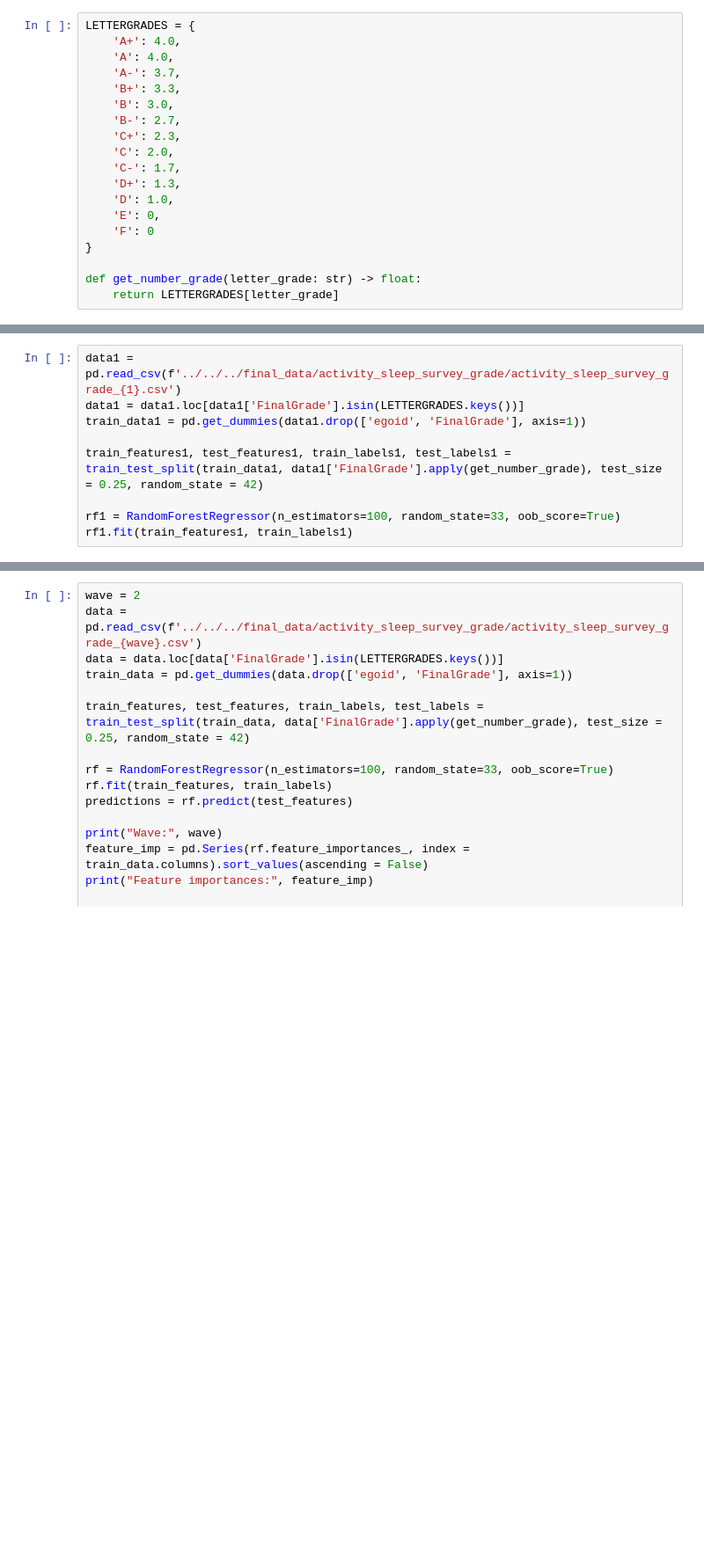
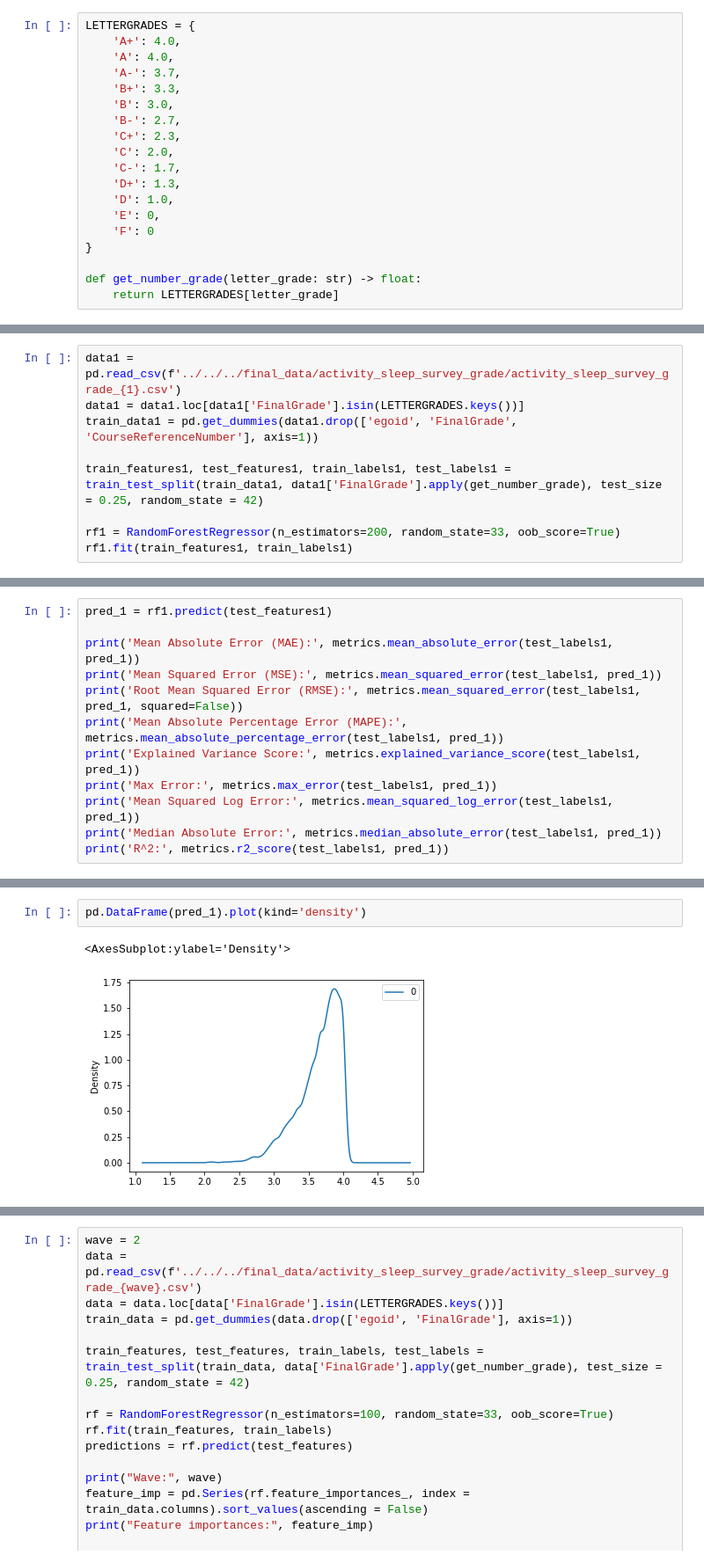
Before and after one commit to EAltunoglu/cmpe492, a Jupyter notebook: random_forest/regressor/grade/all_waves.ipynb, the cells around one changed output, grey strips where cells are left out. Shown at 88% size. Cells and saved outputs as stored; diff of their text form; blank space fills up the shorter version.

```diff
--- a/random_forest/regressor/grade/all_waves.ipynb
+++ b/random_forest/regressor/grade/all_waves.ipynb
@@ -202,10 +160,10 @@ R^2: 0.9999394180027471
 # %%
 data1 = pd.read_csv(f'../../../final_data/activity_sleep_survey_grade/activity_sleep_survey_grade_{1}.csv')
 data1 = data1.loc[data1['FinalGrade'].isin(LETTERGRADES.keys())]
-train_data1 = pd.get_dummies(data1.drop(['egoid', 'FinalGrade'], axis=1))
+train_data1 = pd.get_dummies(data1.drop(['egoid', 'FinalGrade', 'CourseReferenceNumber'], axis=1))
 
 train_features1, test_features1, train_labels1, test_labels1 = train_test_split(train_data1, data1['FinalGrade'].apply(get_number_grade), test_size = 0.25, random_state = 42)
 
-rf1 = RandomForestRegressor(n_estimators=100, random_state=33, oob_score=True)
+rf1 = RandomForestRegressor(n_estimators=200, random_state=33, oob_score=True)
 rf1.fit(train_features1, train_labels1)
 # %% [output]
@@ -212,0 +175,12 @@ RandomForestRegressor(oob_score=True, random_state=33)
+# %%
+pred_1 = rf1.predict(test_features1)
+
+print('Mean Absolute Error (MAE):', metrics.mean_absolute_error(test_labels1, pred_1))
+print('Mean Squared Error (MSE):', metrics.mean_squared_error(test_labels1, pred_1))
+print('Root Mean Squared Error (RMSE):', metrics.mean_squared_error(test_labels1, pred_1, squared=False))
+print('Mean Absolute Percentage Error (MAPE):', metrics.mean_absolute_percentage_error(test_labels1, pred_1))
+print('Explained Variance Score:', metrics.explained_variance_score(test_labels1, pred_1))
+print('Max Error:', metrics.max_error(test_labels1, pred_1))
+print('Mean Squared Log Error:', metrics.mean_squared_log_error(test_labels1, pred_1))
+print('Median Absolute Error:', metrics.median_absolute_error(test_labels1, pred_1))
+print('R^2:', metrics.r2_score(test_labels1, pred_1))
@@ -212,0 +197,5 @@ RandomForestRegressor(oob_score=True, random_state=33)
+# %%
+pd.DataFrame(pred_1).plot(kind='density')
+# %% [output]
+<AxesSubplot:ylabel='Density'>
+[figure, added]
```
Also changed, not shown: parts of 21 cells of this notebook, 3 other files.
